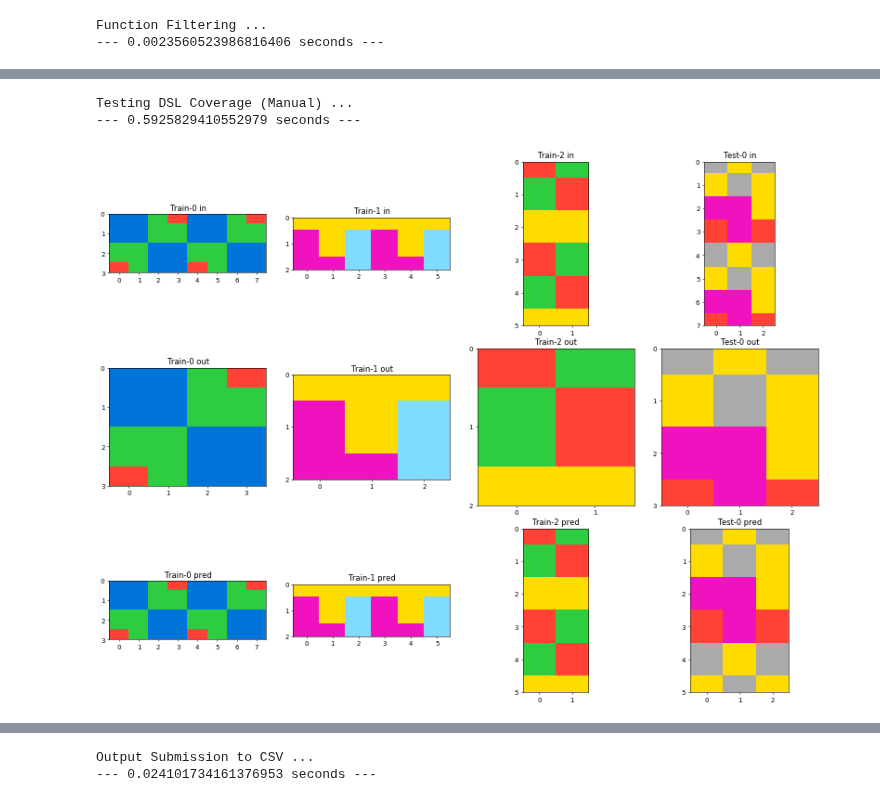
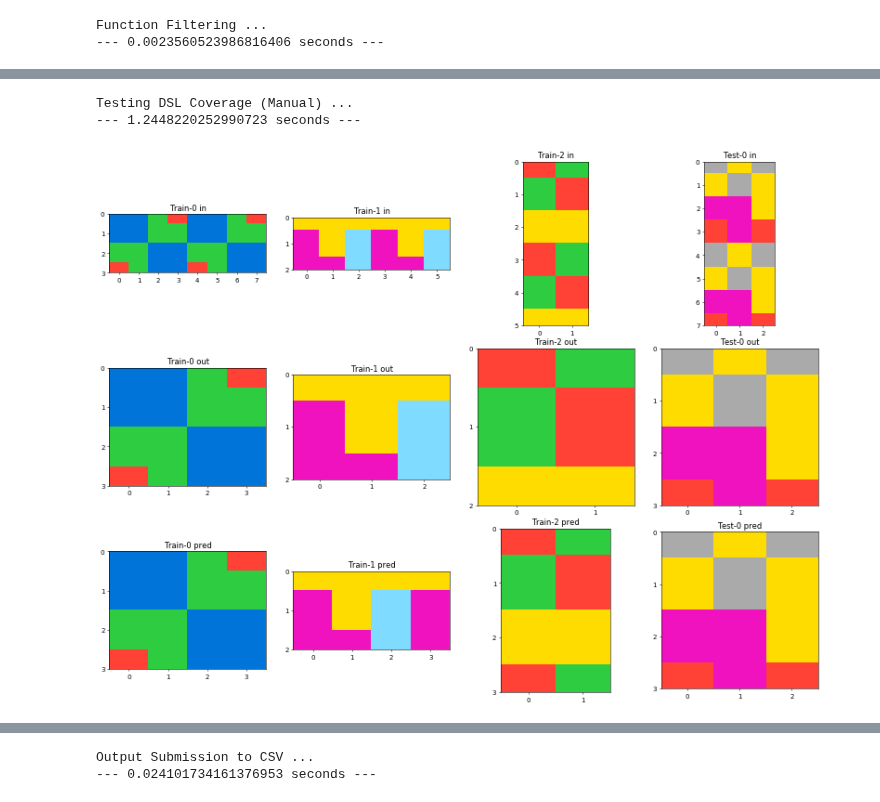
Before and after one commit to lorepieri8/ARC_challenge, a Jupyter notebook: ARC_DSL.ipynb, the cells around one changed output, grey strips where cells are left out. Drawn from its saved outputs; the diff is of its cells as text; code cells hidden in the pictures.

```diff
--- a/ARC_DSL.ipynb
+++ b/ARC_DSL.ipynb
@@ -921,13 +920,16 @@ def crop_1(a, *args):
     except:
         return a
 
+# Crop using the top left corner and two dimensions
+def crop_2(a, *args):
+    top_left_coords = args[0]
+    shape_v = args[1]
+    shape_h = args[2]
+    try:
+        return a[top_left_coords[0]:top_left_coords[0]+shape_v, top_left_coords[1]:top_left_coords[1]+shape_h]
+    except:
+        return a
 
-#def crop_n(a, *args):
-#    if (args[0] < 1) or (args[1] < 1) or (args[2] < 1) or (args[3] < 1):
-#        raise ValueError("Coordinates are less than 1")
-#    x_min, y_min = args[0], args[1]
-#    x_max, y_max = args[2], args[3]
-#    return a[x_min-1:x_max-1, y_min-1:y_max-1]
 
 print("--- %s seconds ---" % (time.time() - start_time))
 # %% [output]
@@ -1648,26 +1657,26 @@ Load Program Submission Framework ...
 # %%
 start_time = time.time()
 print("Testing DSL Coverage (Manual) ...")
 
 def combine_tasks(a):
     b = a.copy()
     #print(b)
     #b = mirror_4(b)
     #b = rotate_1(b)
-    b = crop_1(b,*[5])
+    b = crop_2(b,*[(0,0),4,4])
     #b = repeat_1(b,*[1,2])
 
     return b
 
 tasks_indices = [187]
 for task in tasks_indices:
     check_p(train_task_data[task], combine_tasks)
 
 print("--- %s seconds ---" % (time.time() - start_time))
 # %% [output]
 Testing DSL Coverage (Manual) ...
---- 0.5925829410552979 seconds ---
+--- 1.2448220252990723 seconds ---
-[figure, old version]
+[figure, new version]
 # %%
 start_time = time.time()
 print("Testing DSL Coverage (Training Set) ...")
```
Also changed, not shown: parts of 11 cells of this notebook.
